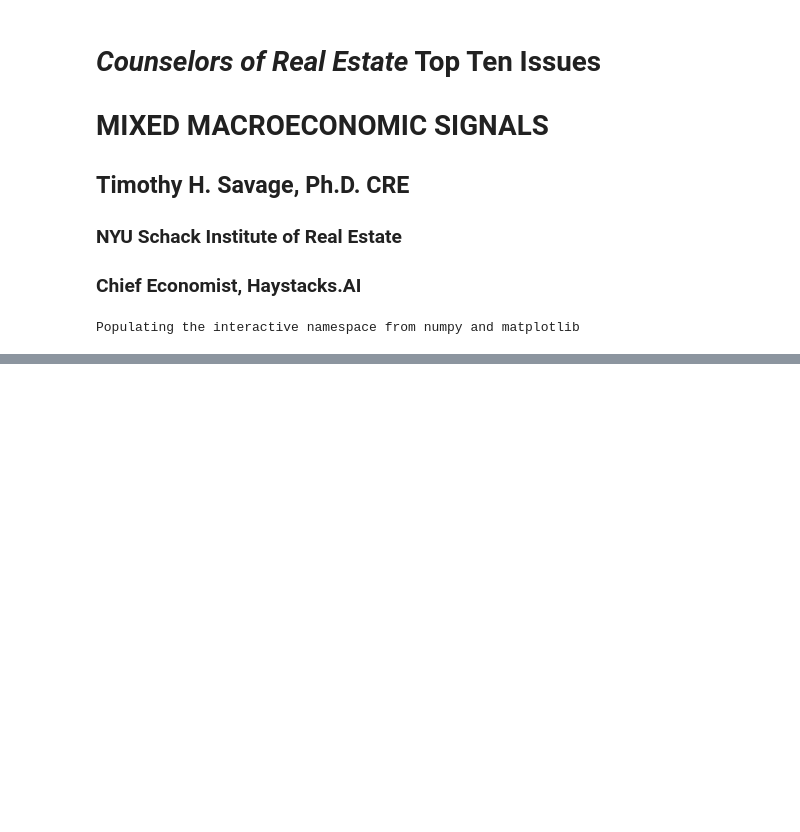
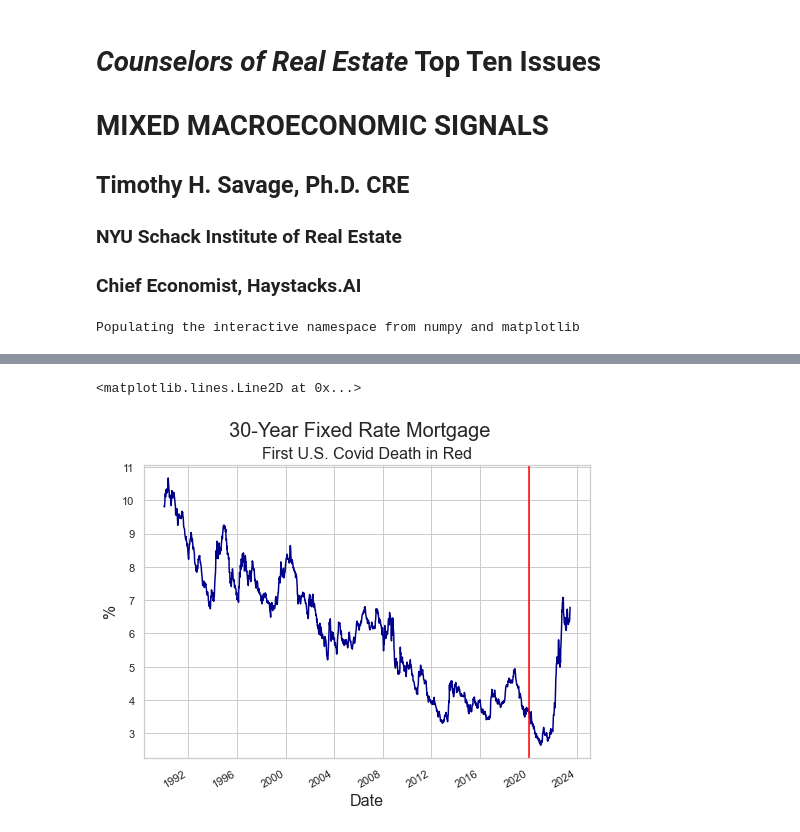
Before and after one commit to thsavage/Macroeconomic-Talking-Points, a Jupyter notebook: CRE Top Ten Issues Macroeconomics.ipynb, the cells around one changed output, grey strips where cells are left out. Saved outputs shown, nothing was run; the diff lists cells and outputs as text; code cells hidden in the pictures; blank space fills up the shorter version.

```diff
--- a/CRE Top Ten Issues Macroeconomics.ipynb
+++ b/CRE Top Ten Issues Macroeconomics.ipynb
@@ -126,0 +161,13 @@ plt.axhline(0, color='black')
+# %%
+ten_year = fred.get_series("DGS10", observation_start='1990-01-01')
+mortgage = fred.get_series("MORTGAGE30US", observation_start='1990-01-01')
+
+mortgage.plot(color='darkblue', label='30-Year Fixed Mortgage', figsize=(8, 6), )
+plt.suptitle('30-Year Fixed Rate Mortgage', fontsize=20)
+plt.title('First U.S. Covid Death in Red', fontsize=16)
+plt.xlabel('Date', fontsize=16)
+plt.ylabel('%', fontsize=16)
+plt.axvline(dt.datetime(2020, 1, 9), color="red")
+# %% [output]
+<matplotlib.lines.Line2D at 0x...>
+[figure, added]
```
Also changed, not shown: parts of 24 cells of this notebook, 1 other file.
